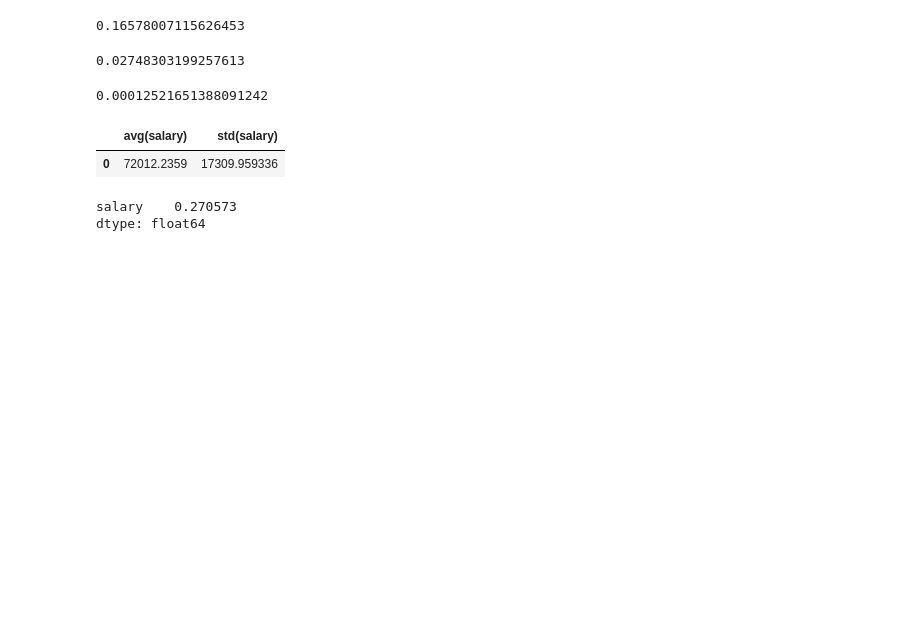
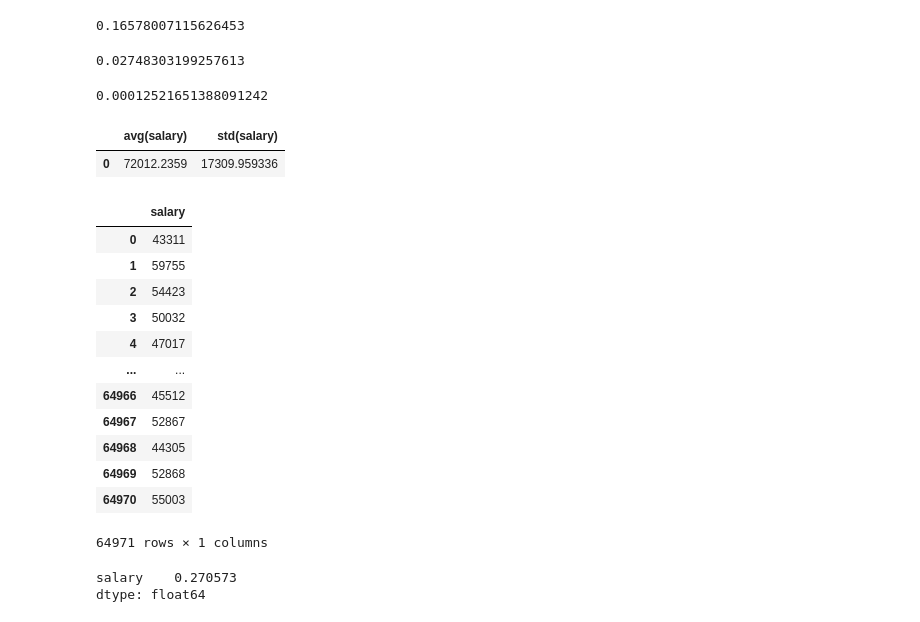
Before and after one commit to wherrickjr/statistics-exercises, a Jupyter notebook: probability_distributions.ipynb, the cells around one changed output. Saved outputs shown, nothing was run; the diff lists cells and outputs as text; code cells hidden in the pictures; blank space fills up the shorter version.

```diff
--- a/probability_distributions.ipynb
+++ b/probability_distributions.ipynb
@@ -132,6 +138,21 @@ between65n80k = "select salary from salaries where salary between 65000 and 8000
 total = "select salary from salaries where to_date > now();"
 # %%
 df1 = pd.read_sql(lessthan60k, url)
+df1
+# %% [output]
+|  | salary |
+| 0 | 43311 |
+| 1 | 59755 |
+| 2 | 54423 |
+| 3 | 50032 |
+| 4 | 47017 |
+| ... | ... |
+| 64966 | 45512 |
+| 64967 | 52867 |
+| 64968 | 44305 |
+| 64969 | 52868 |
+| 64970 | 55003 |
+64971 rows × 1 columns
 # %%
 counttotal = pd.read_sql(total, url)
 # %%
```
Also changed, not shown: parts of 25 cells of this notebook, 1 other file.
